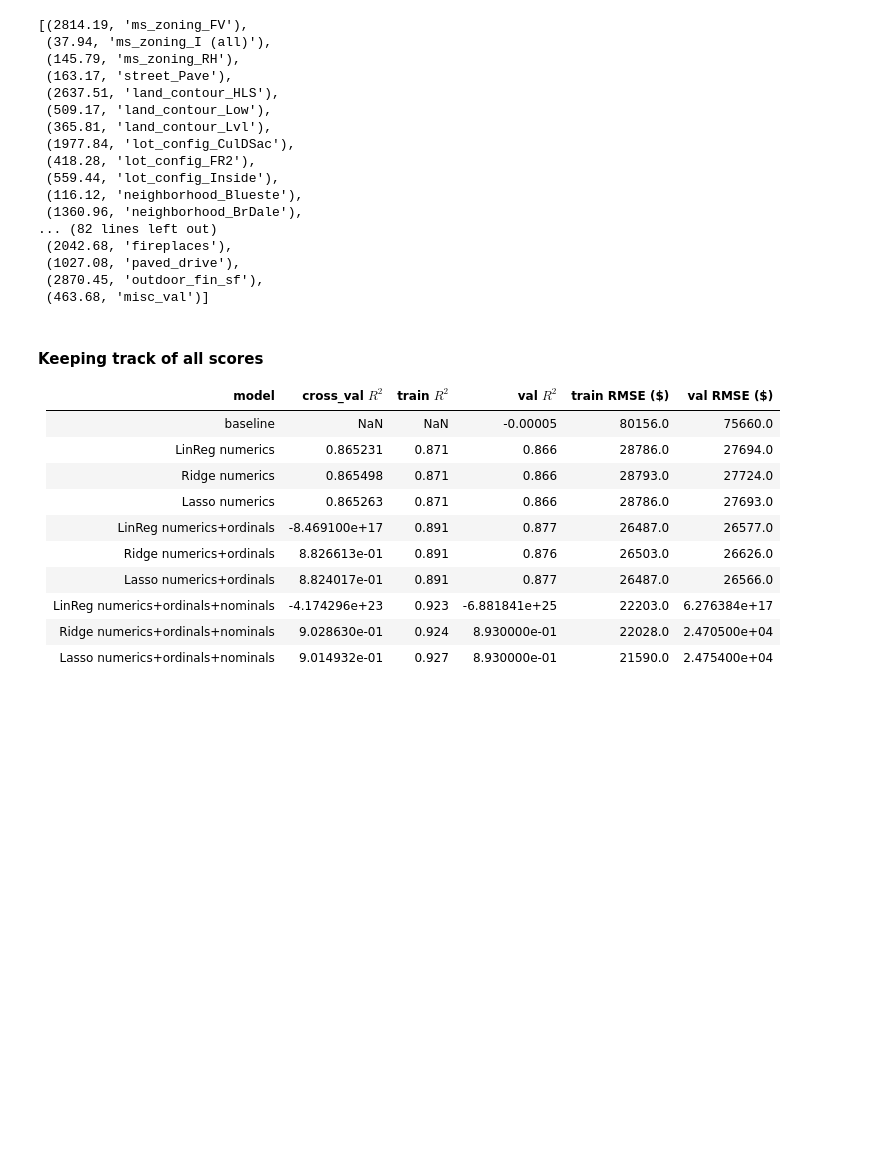
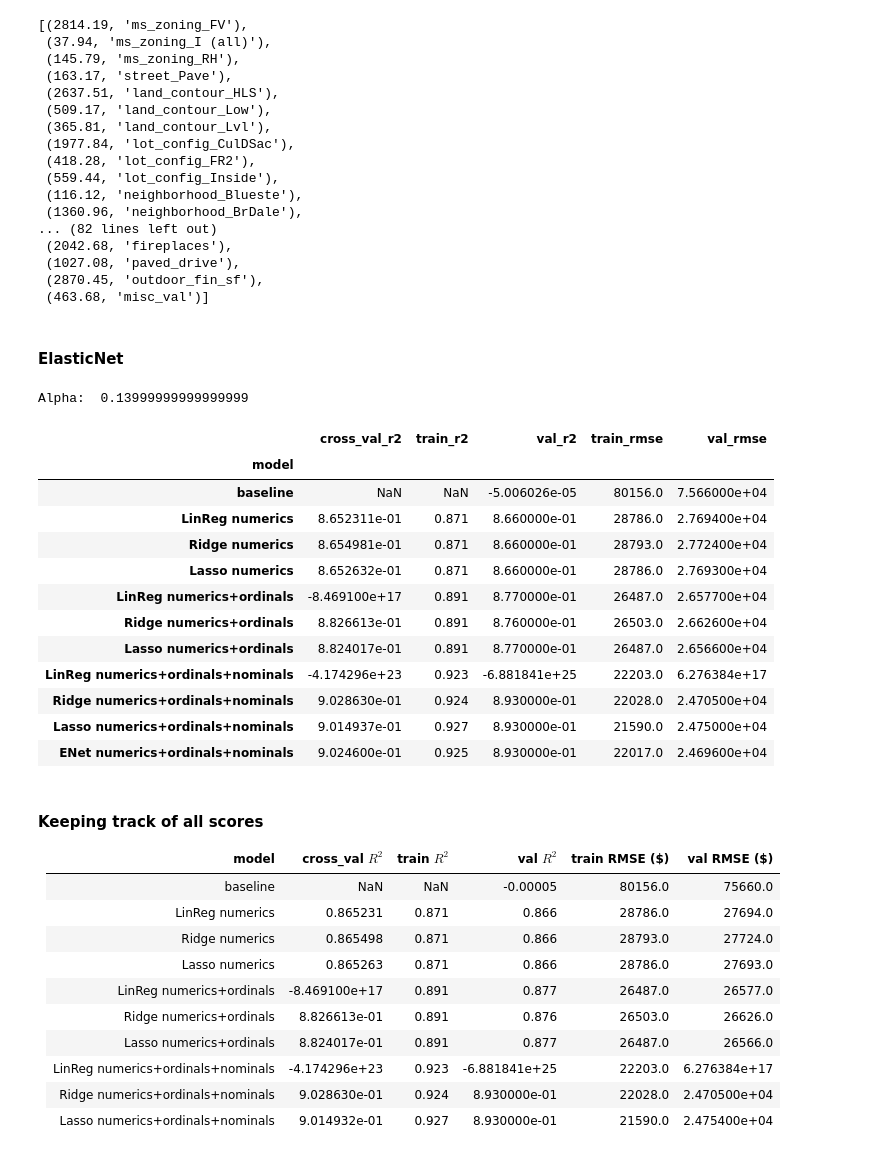
Before and after one commit to jahnavi-kal/housing-price-regression, a Jupyter notebook: P2-starter-code.ipynb, the cells around one changed output. Saved outputs shown, nothing was run; the diff lists cells and outputs as text; code cells hidden in the pictures; blank space fills up the shorter version.

```diff
--- a/P2-starter-code.ipynb
+++ b/P2-starter-code.ipynb
@@ -1041,6 +1041,38 @@ used_coeff
  (1027.08, 'paved_drive'),
  (2870.45, 'outdoor_fin_sf'),
  (463.68, 'misc_val')]
+# %% [markdown]
+#### ElasticNet
+# %%
+#Lasso
+#instantiate it!
+enet = ElasticNetCV(alphas=np.arange(0.01,1.0,0.005), l1_ratio=0.5, cv=5, max_iter=5000)
+
+#fit it!
+with warnings.catch_warnings():
+    warnings.simplefilter('ignore')
+    enet.fit(Xs_train, y_train)
+
+#what's our best alpha?
+print('Alpha: ', enet.alpha_)
+
+#get all scores
+new_score(enet, 'ENet numerics+ordinals+nominals')
+# %% [output]
+Alpha:  0.13999999999999999
+|  | cross_val_r2 | train_r2 | val_r2 | train_rmse | val_rmse |
+| model |  |  |  |  |  |
+| baseline | NaN | NaN | -5.006026e-05 | 80156.0 | 7.566000e+04 |
+| LinReg numerics | 8.652311e-01 | 0.871 | 8.660000e-01 | 28786.0 | 2.769400e+04 |
+| Ridge numerics | 8.654981e-01 | 0.871 | 8.660000e-01 | 28793.0 | 2.772400e+04 |
+| Lasso numerics | 8.652632e-01 | 0.871 | 8.660000e-01 | 28786.0 | 2.769300e+04 |
+| LinReg numerics+ordinals | -8.469100e+17 | 0.891 | 8.770000e-01 | 26487.0 | 2.657700e+04 |
+| Ridge numerics+ordinals | 8.826613e-01 | 0.891 | 8.760000e-01 | 26503.0 | 2.662600e+04 |
+| Lasso numerics+ordinals | 8.824017e-01 | 0.891 | 8.770000e-01 | 26487.0 | 2.656600e+04 |
+| LinReg numerics+ordinals+nominals | -4.174296e+23 | 0.923 | -6.881841e+25 | 22203.0 | 6.276384e+17 |
+| Ridge numerics+ordinals+nominals | 9.028630e-01 | 0.924 | 8.930000e-01 | 22028.0 | 2.470500e+04 |
+| Lasso numerics+ordinals+nominals | 9.014937e-01 | 0.927 | 8.930000e-01 | 21590.0 | 2.475000e+04 |
+| ENet numerics+ordinals+nominals | 9.024600e-01 | 0.925 | 8.930000e-01 | 22017.0 | 2.469600e+04 |
 # %% [markdown]
 #### Keeping track of all scores
 
```
Also changed, not shown: parts of 5 cells of this notebook, 4 other files.
